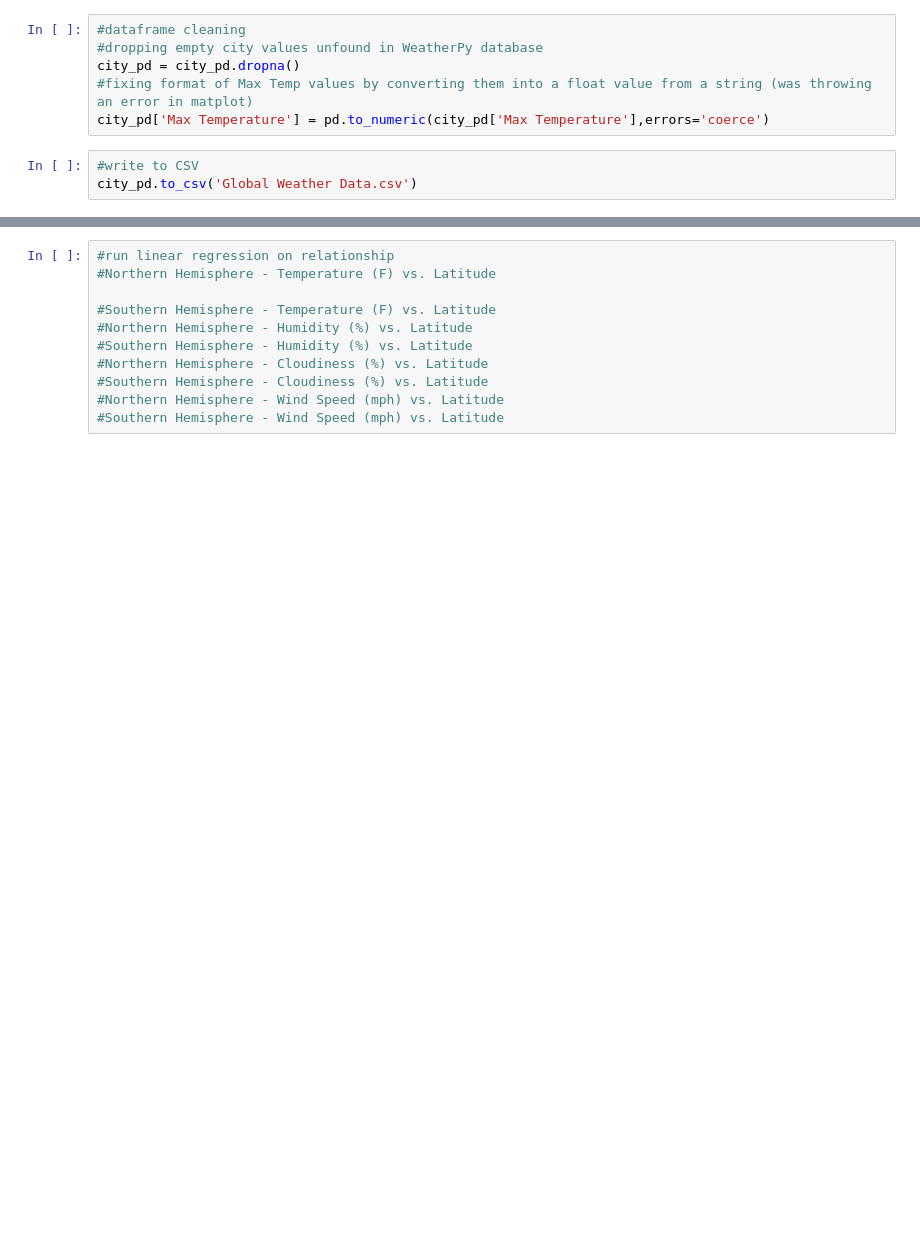
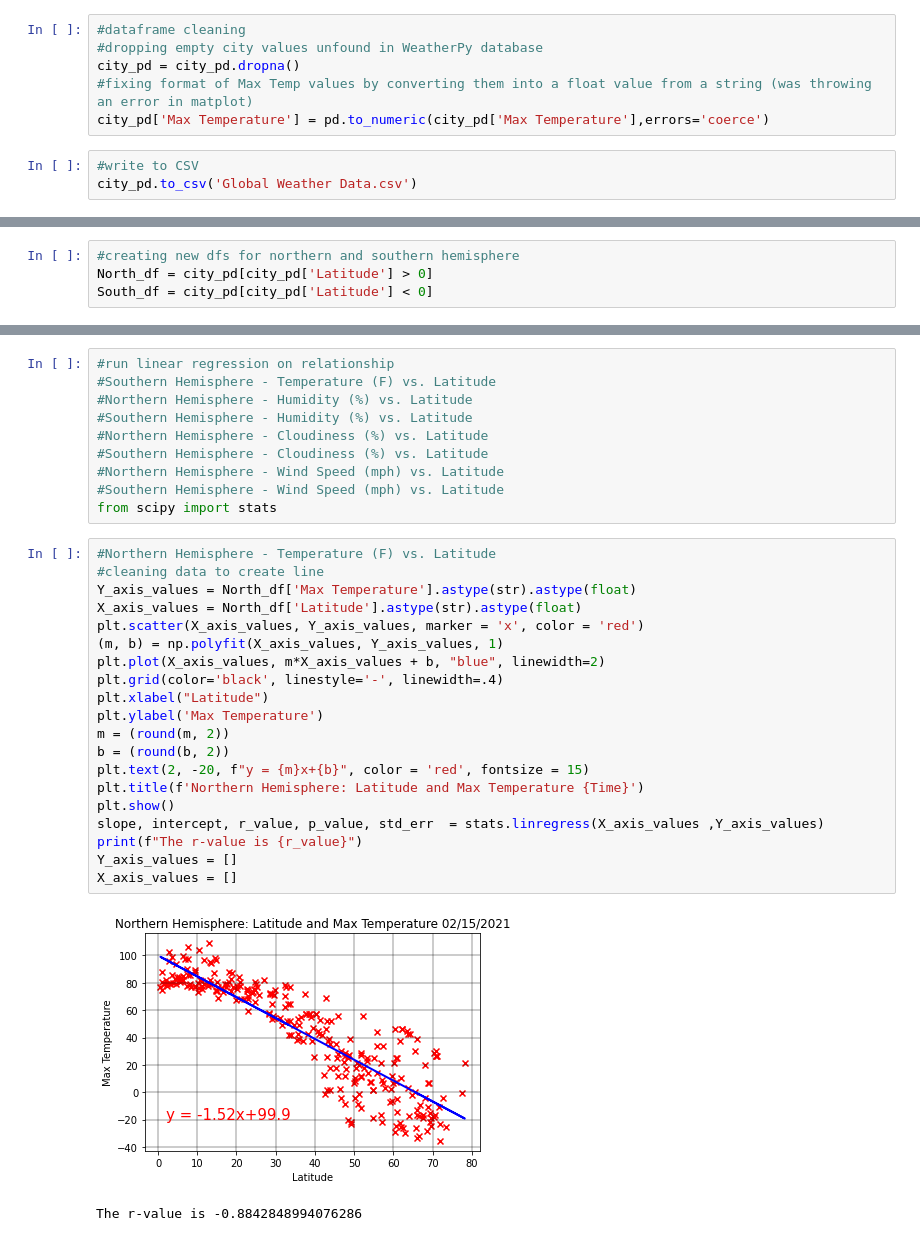
Before and after one commit to drossi1990/06-python-api-challenge, a Jupyter notebook: WeatherPy.ipynb, the cells around one changed output, grey strips where cells are left out. Drawn from its saved outputs; the diff is of its cells as text; blank space fills up the shorter version.

```diff
--- a/WeatherPy.ipynb
+++ b/WeatherPy.ipynb
@@ -197,0 +198,4 @@ plt.show()
+# %%
+#creating new dfs for northern and southern hemisphere
+North_df = city_pd[city_pd['Latitude'] > 0]
+South_df = city_pd[city_pd['Latitude'] < 0]
@@ -198,7 +222,5 @@ plt.show()
 # %%
 #run linear regression on relationship
-#Northern Hemisphere - Temperature (F) vs. Latitude
-
 #Southern Hemisphere - Temperature (F) vs. Latitude
 #Northern Hemisphere - Humidity (%) vs. Latitude
 #Southern Hemisphere - Humidity (%) vs. Latitude
@@ -206,3 +228,27 @@ plt.show()
 #Southern Hemisphere - Cloudiness (%) vs. Latitude
 #Northern Hemisphere - Wind Speed (mph) vs. Latitude
 #Southern Hemisphere - Wind Speed (mph) vs. Latitude
+from scipy import stats
+# %%
+#Northern Hemisphere - Temperature (F) vs. Latitude
+#cleaning data to create line
+Y_axis_values = North_df['Max Temperature'].astype(str).astype(float)
+X_axis_values = North_df['Latitude'].astype(str).astype(float)
+plt.scatter(X_axis_values, Y_axis_values, marker = 'x', color = 'red')
+(m, b) = np.polyfit(X_axis_values, Y_axis_values, 1)
+plt.plot(X_axis_values, m*X_axis_values + b, "blue", linewidth=2)
+plt.grid(color='black', linestyle='-', linewidth=.4)
+plt.xlabel("Latitude")
+plt.ylabel('Max Temperature')
+m = (round(m, 2))
+b = (round(b, 2))
+plt.text(2, -20, f"y = {m}x+{b}", color = 'red', fontsize = 15)
+plt.title(f'Northern Hemisphere: Latitude and Max Temperature {Time}')
+plt.show()
+slope, intercept, r_value, p_value, std_err  = stats.linregress(X_axis_values ,Y_axis_values)
+print(f"The r-value is {r_value}")
+Y_axis_values = []
+X_axis_values = []
+# %% [output]
+[figure, added]
+The r-value is -0.8842848994076286
```
Also changed, not shown: parts of 19 cells of this notebook, 2 other files.
